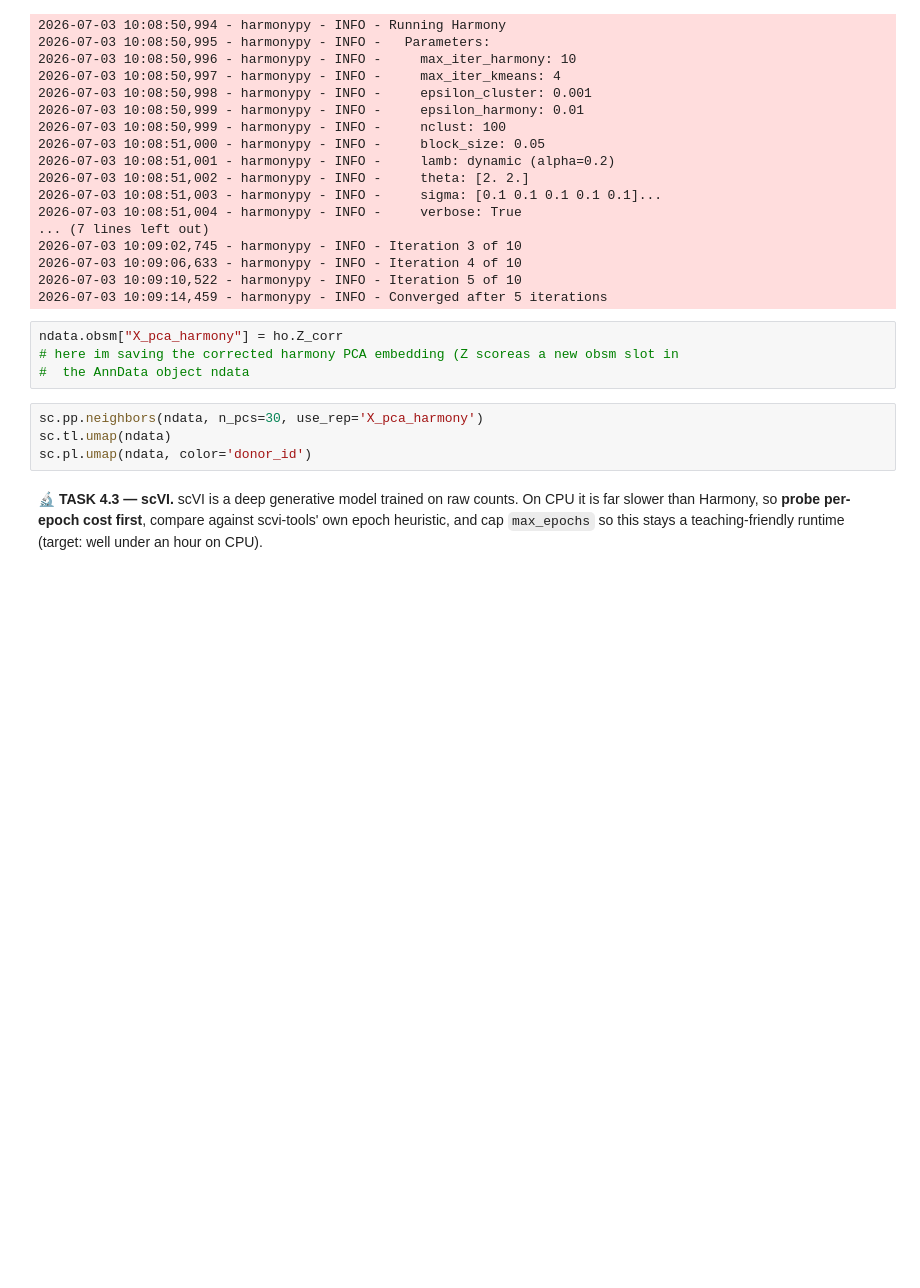
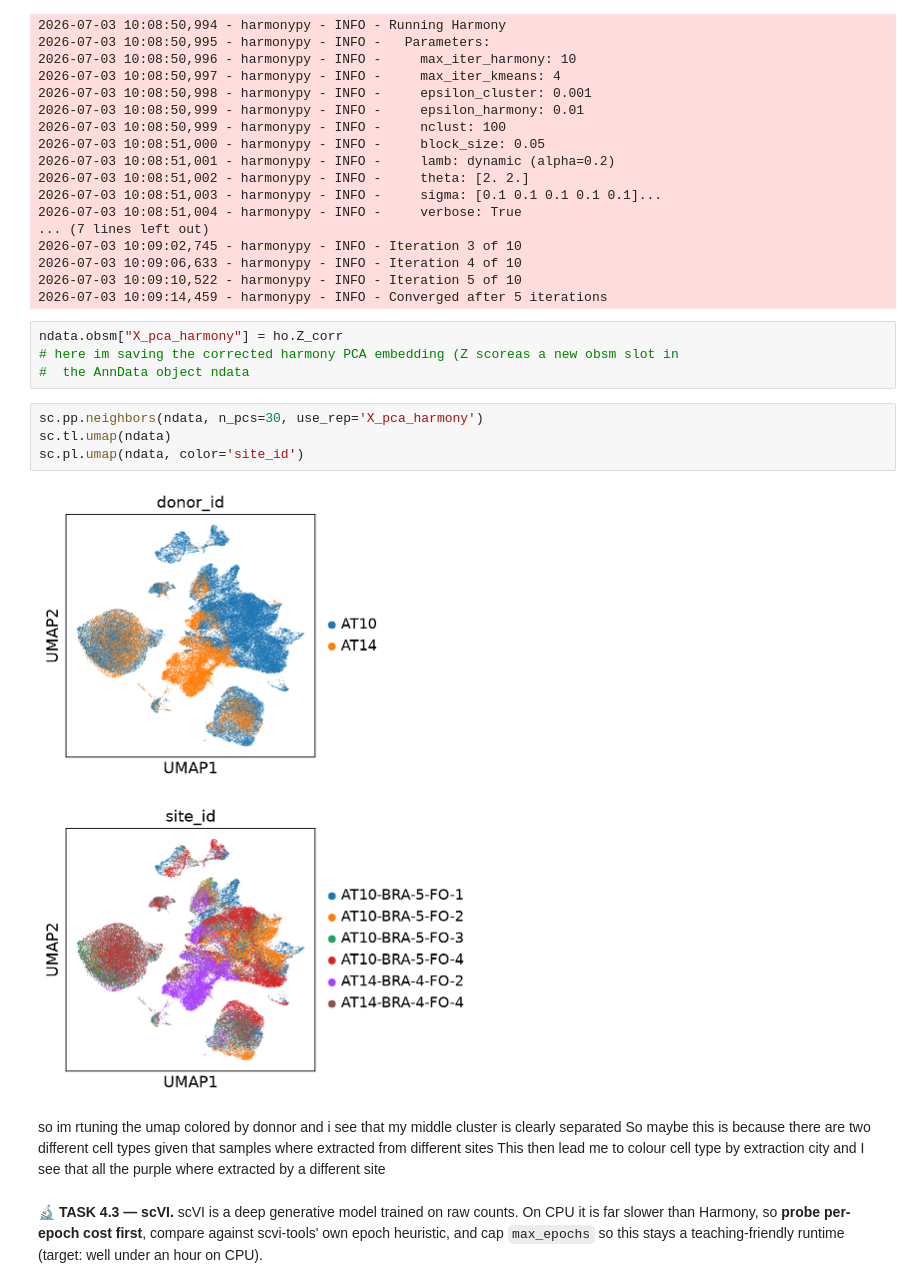
Before and after one commit to FlorenciaCalderonV/gbm-space-c10, a Jupyter notebook: notebooks/level1/01_Flora.ipynb, the cells around one changed output. Cells and saved outputs as stored; diff of their text form; blank space fills up the shorter version.

```diff
--- a/notebooks/level1/01_Flora.ipynb
+++ b/notebooks/level1/01_Flora.ipynb
@@ -502,7 +519,14 @@ ndata.obsm["X_pca_harmony"] = ho.Z_corr
 # %%
 sc.pp.neighbors(ndata, n_pcs=30, use_rep='X_pca_harmony')
 sc.tl.umap(ndata)
-sc.pl.umap(ndata, color='donor_id')
+sc.pl.umap(ndata, color='site_id')
+# %% [output]
+[figure, added]
+[figure, added]
+# %% [markdown]
+so im rtuning the umap colored by donnor and i see that my middle cluster is clearly separated
+So maybe this is because there are two different cell types given that samples where extracted from different sites
+This then lead me to colour cell type by extraction city and I see that all the purple where extracted by a different site
 # %% [markdown]
 🔬 **TASK 4.3 — scVI.** scVI is a deep generative model trained on raw counts. On CPU it is far slower than Harmony, so **probe per-epoch cost first**, compare against scvi-tools' own epoch heuristic, and cap `max_epochs` so this stays a teaching-friendly runtime (target: well under an hour on CPU).
 # %%
```
Also changed, not shown: parts of 3 cells of this notebook.
